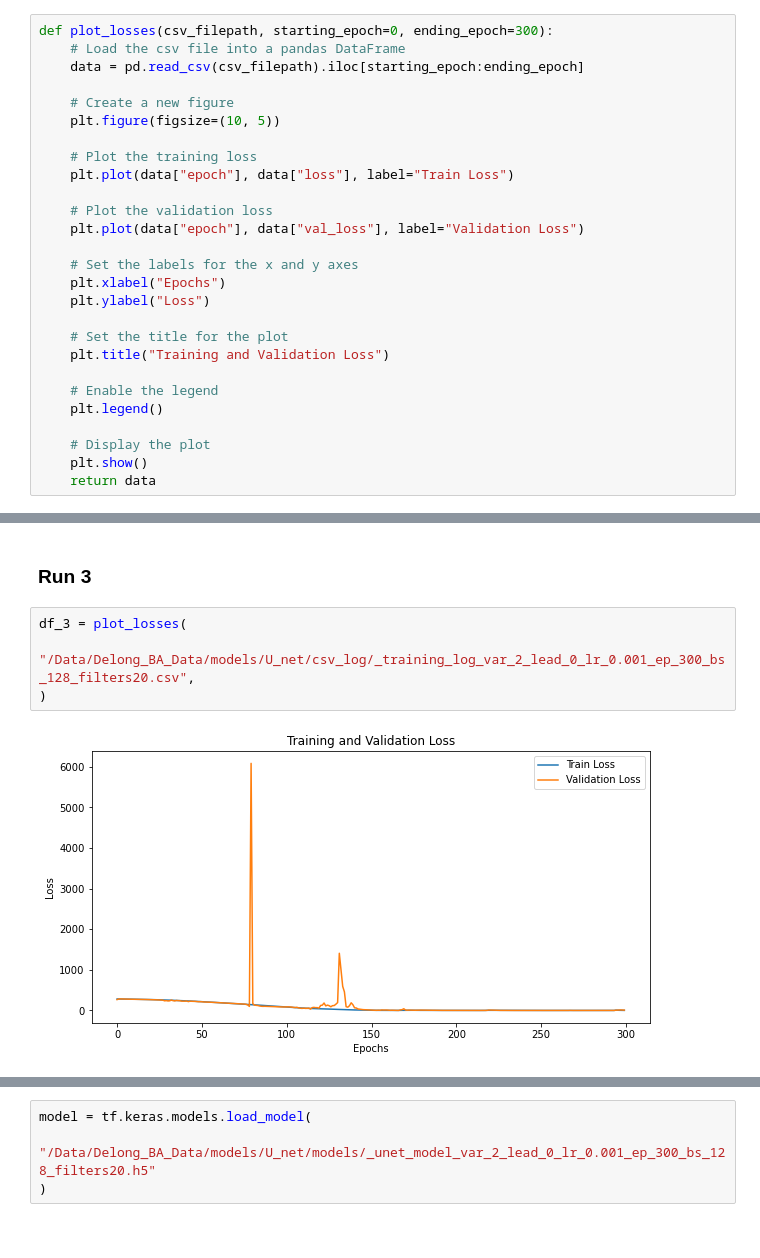
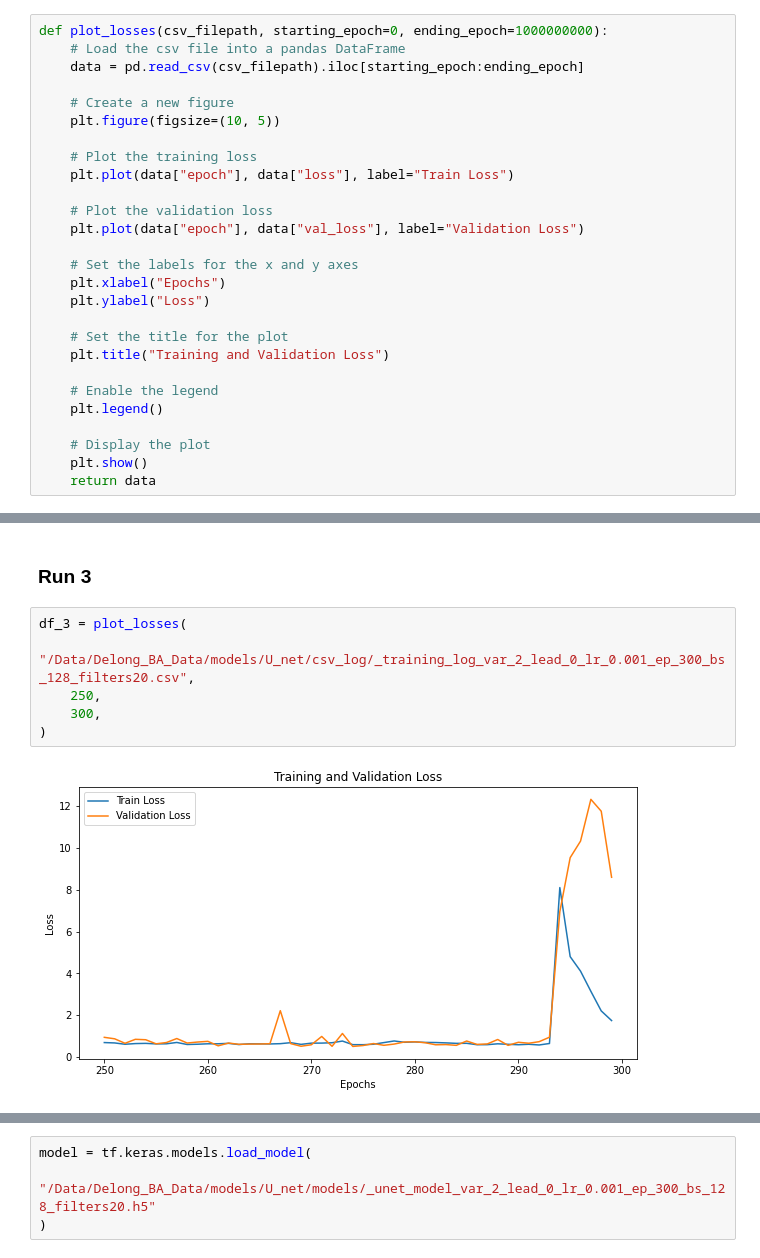
Before and after one commit to cleveryangcong/Bachelor_Thesis, a Jupyter notebook: notebooks/exploratory/2.7.1-dc-U_net_load_csv_and_test.ipynb, the cells around one changed output, grey strips where cells are left out. Saved outputs shown, nothing was run; the diff lists cells and outputs as text.

```diff
--- a/notebooks/exploratory/2.7.1-dc-U_net_load_csv_and_test.ipynb
+++ b/notebooks/exploratory/2.7.1-dc-U_net_load_csv_and_test.ipynb
@@ -67,7 +68,7 @@ test_target = test_var_y[var_num]
 # %% [output]
 [interactive output not drawn]
 # %%
-def plot_losses(csv_filepath, starting_epoch=0, ending_epoch=300):
+def plot_losses(csv_filepath, starting_epoch=0, ending_epoch=1000000000):
     # Load the csv file into a pandas DataFrame
     data = pd.read_csv(csv_filepath).iloc[starting_epoch:ending_epoch]
 
@@ -177,9 +184,11 @@ plot_losses(
 # %%
 df_3 = plot_losses(
     "/Data/Delong_BA_Data/models/U_net/csv_log/_training_log_var_2_lead_0_lr_0.001_ep_300_bs_128_filters20.csv",
+    250,
+    300,
 )
 # %% [output]
-[figure, old version]
+[figure, new version]
 [interactive output not drawn]
 # %%
 model = tf.keras.models.load_model(
```
Also changed, not shown: parts of 10 cells of this notebook.
